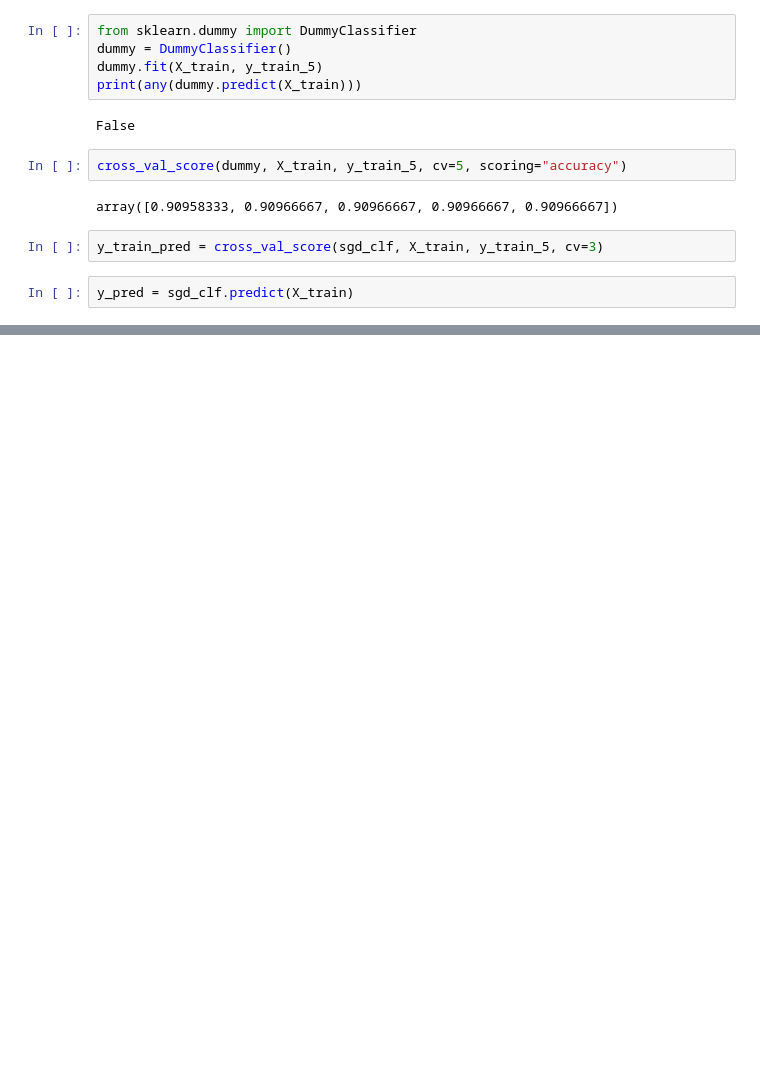
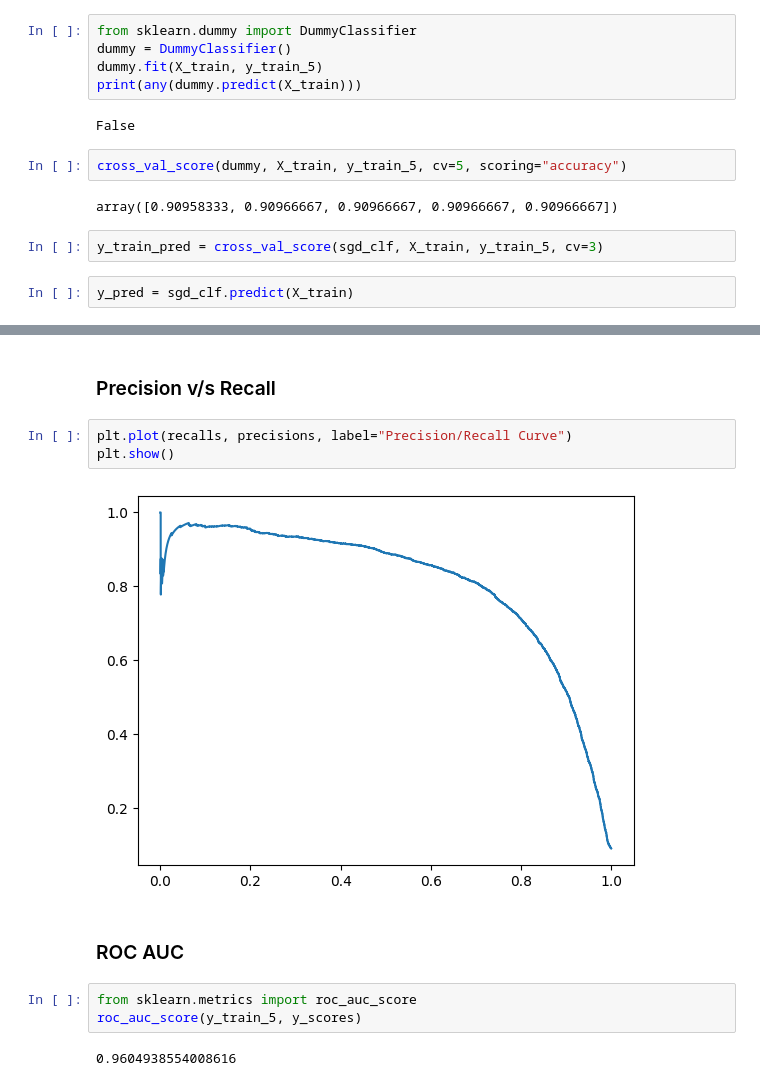
Before and after one commit to a4archit/Hands-on-Machine-Learning, a Jupyter notebook: 03_classification.ipynb, the cells around one changed output, grey strips where cells are left out. Saved outputs shown, nothing was run; the diff lists cells and outputs as text; blank space fills up the shorter version.

```diff
--- a/03_classification.ipynb
+++ b/03_classification.ipynb
@@ -80,0 +102,14 @@ ValueError: Mix of label input types (string and number)
+# %% [markdown]
+### Precision v/s Recall
+# %%
+plt.plot(recalls, precisions, label="Precision/Recall Curve")
+plt.show()
+# %% [output]
+[figure, added]
+# %% [markdown]
+### ROC AUC
+# %%
+from sklearn.metrics import roc_auc_score
+roc_auc_score(y_train_5, y_scores)
+# %% [output]
+0.9604938554008616
```
Also changed, not shown: parts of 6 cells of this notebook.
